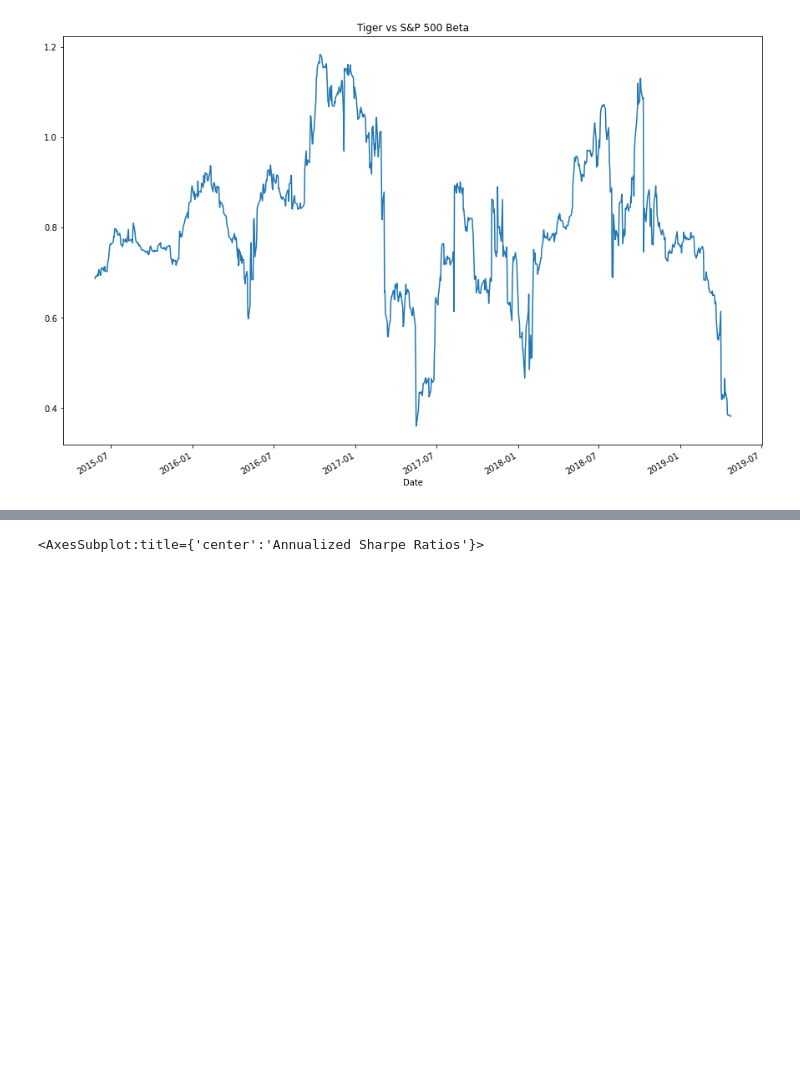
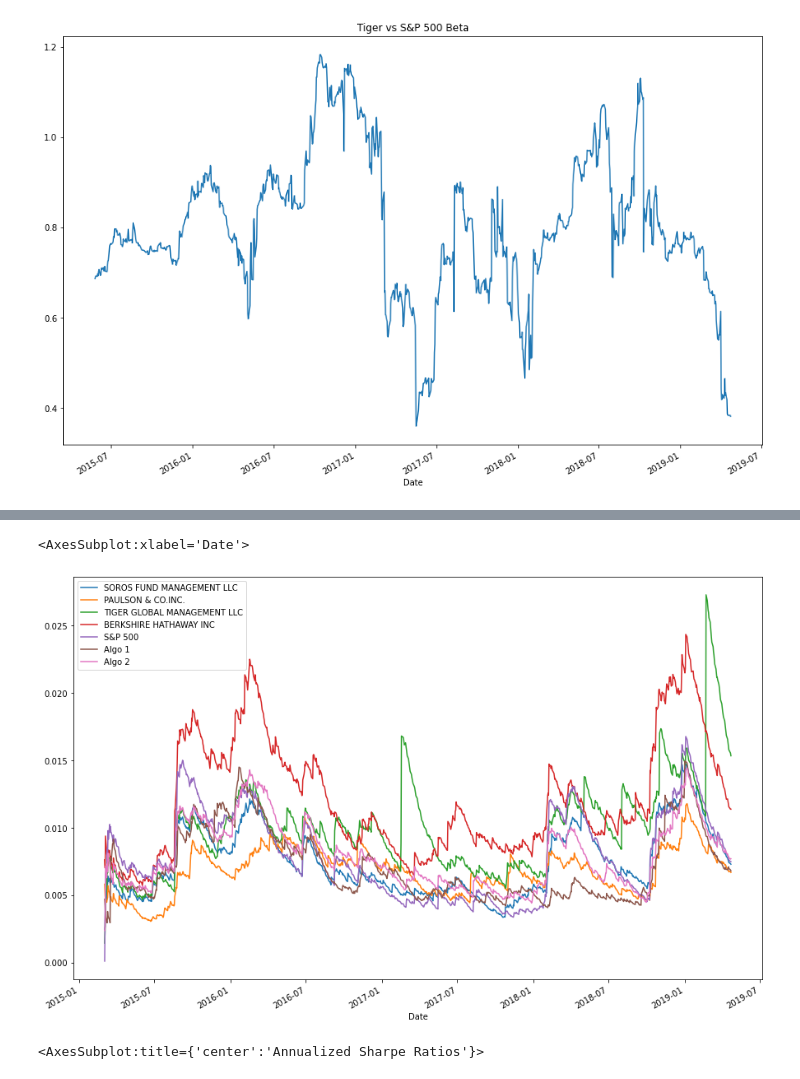
Before and after one commit to seldomwind/stockanalysis-portfolio, a Jupyter notebook: data_analysis.ipynb, the cells around one changed output, grey strips where cells are left out. Saved outputs shown, nothing was run; the diff lists cells and outputs as text; code cells hidden in the pictures; blank space fills up the shorter version.

```diff
--- a/data_analysis.ipynb
+++ b/data_analysis.ipynb
@@ -134,4 +134,5 @@ beta_tiger_sp500.plot(title= "Tiger vs S&P 500 Beta", figsize = (15,10))
 #Try calculating the [`ewm`](https://pandas.pydata.org/pandas-docs/stable/reference/api/pandas.DataFrame.ewm.html)
 #with a 21-day half life for each portfolio, using standard deviation (`std`) as the metric of interest."
 df_combined.ewm(halflife=21, adjust=True).std().head()
+df_combined.ewm(halflife=21, adjust=True).std().plot(figsize =(15,10))
 # %% [output]
@@ -145,3 +139,5 @@ df_combined.ewm(halflife=21, adjust=True).std().head()
+<AxesSubplot:xlabel='Date'>
+[figure, added]
 # %%
 
 #     "In reality, investment managers and thier institutional investors look at the ratio of return-to-risk, and not just returns alone. After all,
```
Also changed, not shown: parts of 17 cells of this notebook, 1 other file.
